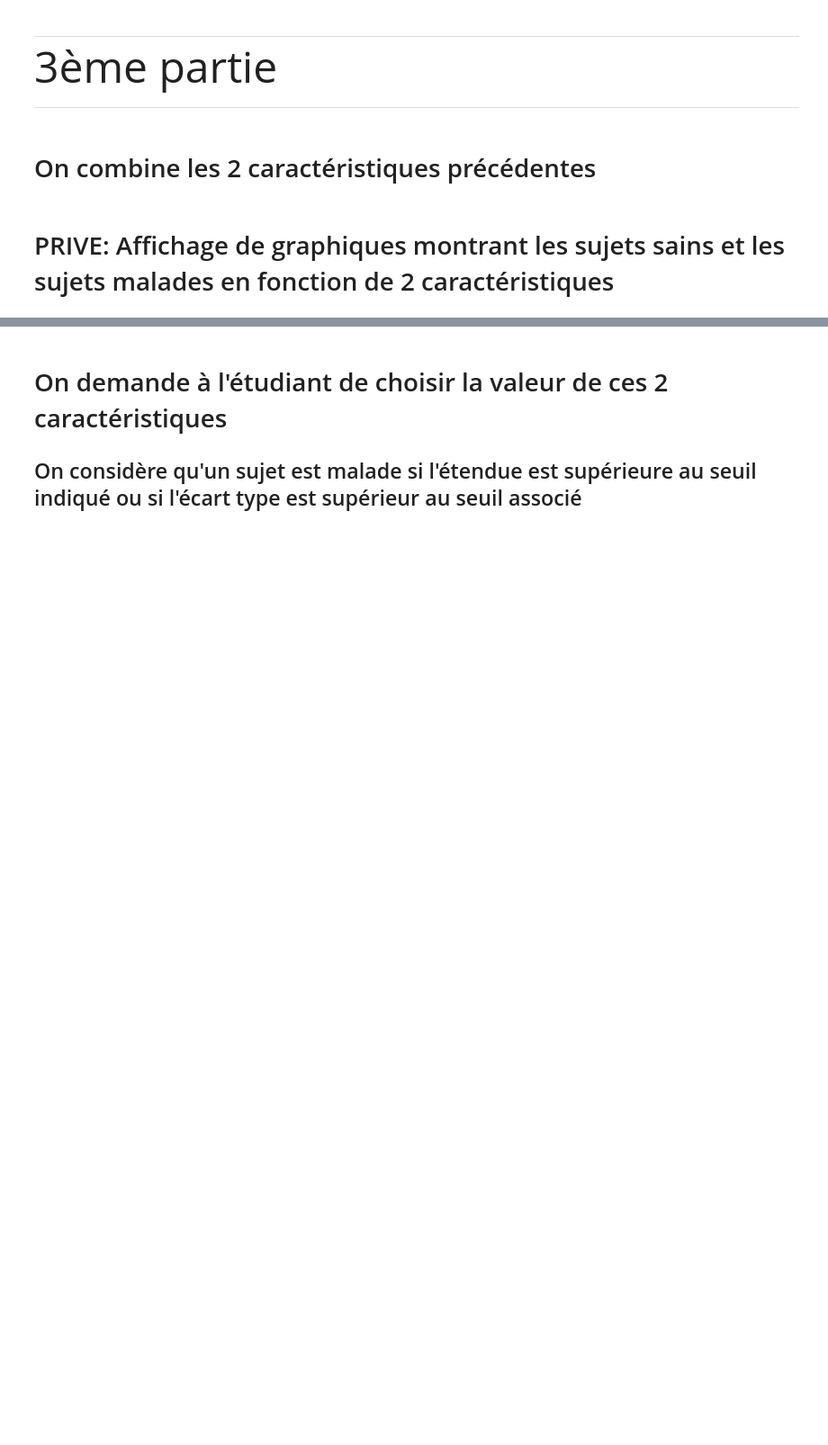
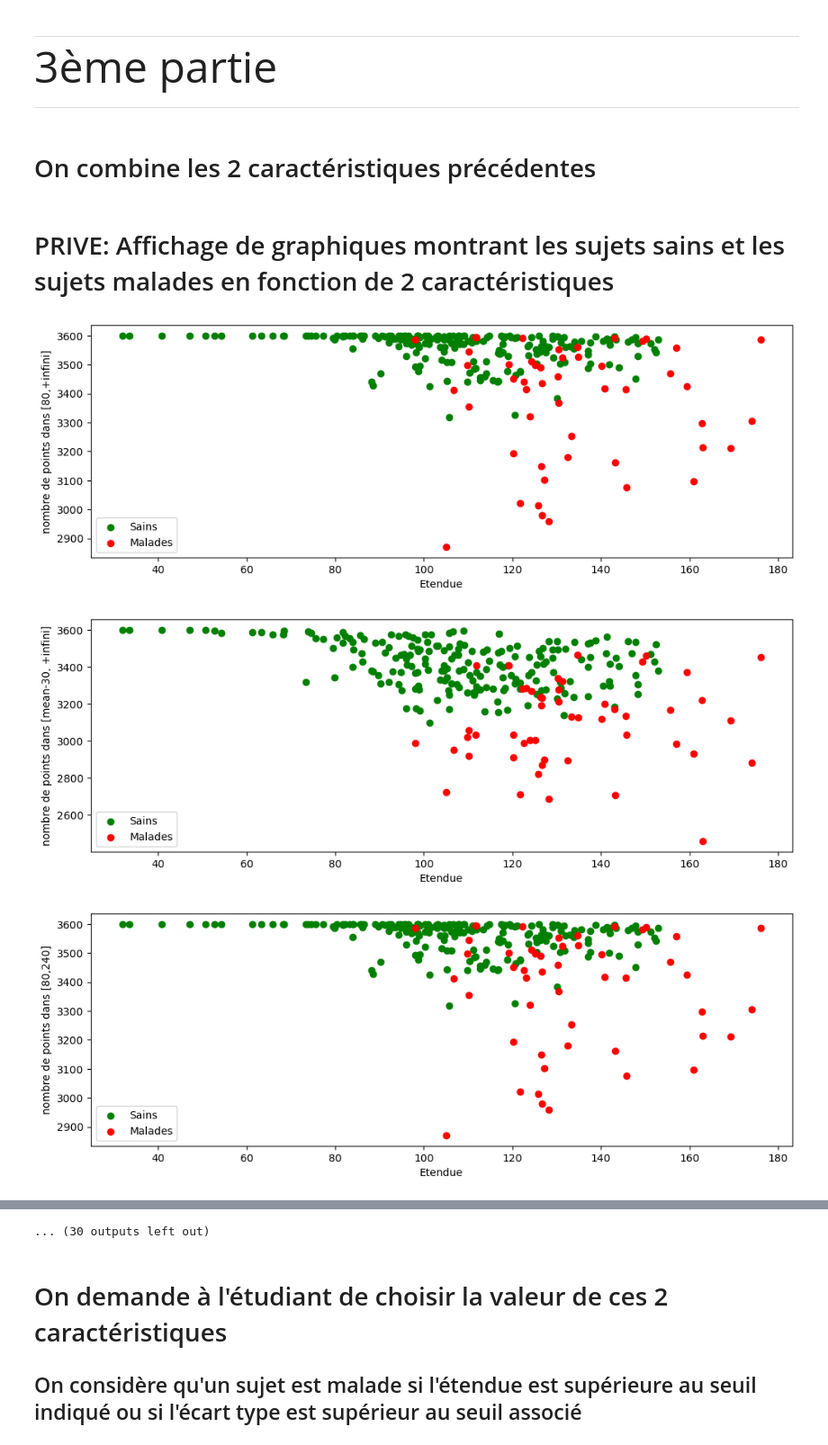
Before and after one commit to ChallengeDataTest/FetalHeartRate, a Jupyter notebook: FetalHeartRate.ipynb, the cells around one changed output, grey strips where cells are left out. Shown at 90% size. Cells and saved outputs as stored; diff of their text form; code cells hidden in the pictures; blank space fills up the shorter version.

```diff
--- a/FetalHeartRate.ipynb
+++ b/FetalHeartRate.ipynb
@@ -104,6 +104,8 @@ def nan_count(fhr):
 # %% [markdown]
 # PRIVE: Chargement des données d'entraînement
 # %%
+
+
 # chemin vers tous les fichiers matlab de la base d'entraînement
 id_to_path = dict()
 for filename in all_mat_files_in_directory(matlab_directory):
@@ -121,10 +123,19 @@ for _, row in targets_df.iterrows():
 id_to_fhr_full = dict()
 id_to_fhr_last_hour = dict() #uniquement la dernière heure
 all_lengths = []
+
 for id, path in id_to_path.items():
     matlab_file = loadmat(path)
-    id_to_fhr_full[id] = matlab_file['fhr'].flatten()
-    id_to_fhr_last_hour[id] = copy.copy(id_to_fhr_full[id][-60*4*60:])
+    # we have 4 (== 'elements_en_1s') points per second, we want 1 point / second
+    fhr = matlab_file['fhr'].flatten()
+    # Truncate array to make its length a multiple of 4 (== elements_en_1s)
+    n_blocks = len(fhr) // elements_en_1s
+    truncated = fhr[:n_blocks * elements_en_1s]
+    # Reshape into blocks of 4 (== elements_en_1s)
+    blocks = truncated.reshape(-1, elements_en_1s)
+    # => we average 4 successive points to have 1 value / second
+    id_to_fhr_full[id] = np.nanmean(blocks, axis=1)
+    id_to_fhr_last_hour[id] = copy.copy(id_to_fhr_full[id][-60*60:])
 # %% [markdown]
 # PRIVE: Calcul de statistiques sur ces données d'entraînement
 ## (pour faciliter la recherche des caractéristiques)
@@ -884,45 +926,83 @@ print(f"Erreur obtenue: {round(100*metrics['erreur'],1)}%")
 # %% [markdown]
 # PRIVE: Affichage de graphiques montrant les sujets sains et les sujets malades en fonction de 2 caractéristiques
 # %%
-# pourcentage de points dans l'intervalle [moyenne-32.8, moyenne+32.8]
-# ce 32.8 a été choisi par une hyper parameter search
+
+# caractéristique 6:  calcul le nombre de points dans l'intervalle [80, +infini]
 @functools.lru_cache(maxsize=None)
-def proportion_around_mean_last_hour(id: int) -> float:
-    moyenne = compute_id_mean_last_hour(id)
-    delta = 32.8
-    return 100*proportion_in_interval_last_hour(id, moyenne-delta, moyenne+delta)
+def compute_count_in_range_80_infinite(id: int):
+    return points_in_interval_last_hour(id, 80, 999)
+
+# caractéristique 6C:  calcul le nombre de points dans l'intervalle [mean-30, +infini]
+@functools.lru_cache(maxsize=None)
+def compute_count_in_range_mean_minus30_infinite(id: int):
+    mean = compute_id_mean_last_hour(id)
+    return points_in_interval_last_hour(id, mean-30, 999)
+
+# caractéristique 7:  calcul le nombre de points dans l'intervalle [80, 240]
+@functools.lru_cache(maxsize=None)
+def compute_count_in_range_80_240(id: int):
+    return points_in_interval_last_hour(id, 80, 240)
+
+# caractéristique 7D: calcul le nombre de points dans l'intervalle [mean-30, mean+30]
+@functools.lru_cache(maxsize=None)
+def compute_count_in_range_mean_minus30_mean_plus30(id: int):
+    mean = compute_id_mean_last_hour(id)
+    return points_in_interval_last_hour(id, mean-30, mean+30)
+
+# caractéristique 8:  calcul le nombre de points dans l'intervalle [0, 200]
+@functools.lru_cache(maxsize=None)
+def compute_count_in_range_0_200(id: int):
+    return points_in_interval_last_hour(id, 0, 200)
+
+# caractéristique 8C:  calcul le nombre de points dans l'intervalle [0, mean+20]
+@functools.lru_cache(maxsize=None)
+def compute_count_in_range_0_mean_plus20(id: int):
+    mean = compute_id_mean_last_hour(id)
+    return points_in_interval_last_hour(id, 0, mean+20)
+
+
 
 
 def display_plot(x_method, x_method_name:str, y_method, y_method_name:str):
     label0_coordinates = []
     label1_coordinates = []
     for id in id_to_fhr_last_hour.keys():
         x =x_method(id)
         y =y_method(id)
         if id_to_target[id] == 0:
             label0_coordinates.append((x,y))
         else:
             label1_coordinates.append((x,y))
     x_label0, y_label0 = zip(*label0_coordinates)
     plt.figure(figsize=(12, 4))
     plt.scatter(x_label0, y_label0, color='green', label='Sains')
     x_label1, y_label1 = zip(*label1_coordinates)
     plt.scatter(x_label1, y_label1, color='red', label='Malades')
     #plt.title('Sujets sains et malades')
     plt.xlabel(x_method_name)
     plt.ylabel(y_method_name)
     # Adding a legend to distinguish the series
     plt.legend()
     plt.show()
 
-caracteristiques = [(compute_id_std_dev_last_hour, "Ecart type"),
-                    (compute_id_range_last_hour, "Etendue"),
-                    #(compute_id_interquartile_range_last_hour, "Ecart interquartile"),
-                    #(proportion_around_mean_last_hour, "% autour de la moyenne"),
+caracteristiques = [
+                    #(compute_id_std_dev_last_hour, "Ecart type"),
+                    (compute_id_range_last_hour, "Etendue"), #3
+                    (compute_count_in_range_80_infinite, "nombre de points dans [80,+infini]"), #6
+                    (compute_count_in_range_mean_minus30_infinite, "nombre de points dans [mean-30, +infini]"), #6C
+                    (compute_count_in_range_80_240, "nombre de points dans [80,240]"), #7
+                    (compute_count_in_range_mean_minus30_mean_plus30, "nombre de points dans [mean-30,mean+30]"), #7D
+                    (compute_count_in_range_0_200, "nombre de points dans [0, 200]"), #8
+                    (compute_count_in_range_0_mean_plus20, "nombre de points dans [0,mean+20]"), #8C
+
                    ]
 
 for (x_method, x_method_name) in caracteristiques:
     for (y_method, y_method_name) in caracteristiques:
         if x_method_name == y_method_name:
             continue
         display_plot(x_method, x_method_name, y_method, y_method_name)
+# %% [output]
+[figure, added]
+[figure, added]
+[figure, added]
@@ -929,3 +1018,4 @@ for (x_method, x_method_name) in caracteristiques:
+... (30 outputs left out)
 # %% [markdown]
 # On demande à l'étudiant de choisir la valeur de ces 2 caractéristiques
 ## On considère qu'un sujet est malade si l'étendue est supérieure au seuil indiqué ou si l'écart type est supérieur au seuil associé
```
Also changed, not shown: parts of 12 cells of this notebook.
